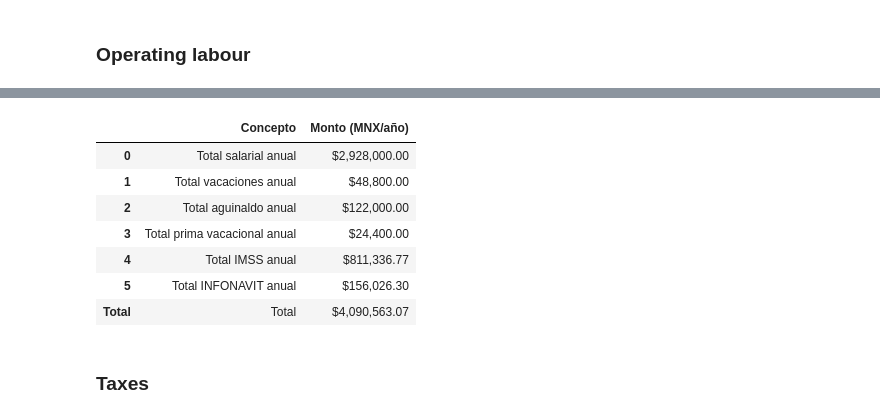
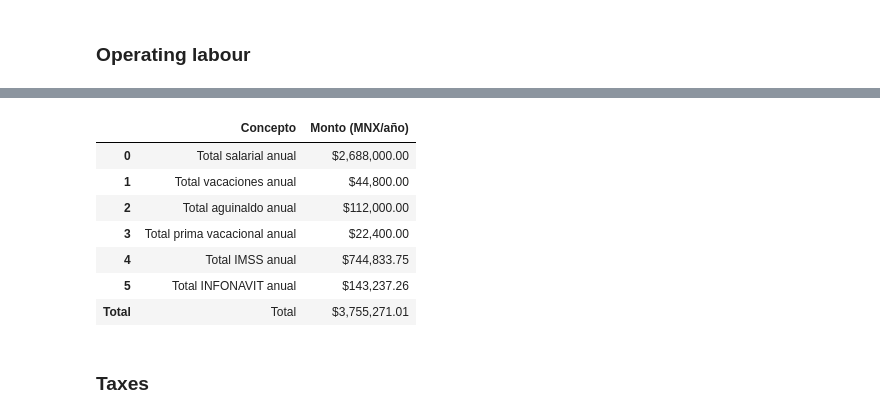
Before and after one commit to SOTO729/8vo, a Jupyter notebook: Evaluacion económica/CAPEX_OPEX.ipynb, the cells around one changed output, grey strips where cells are left out. Saved outputs shown, nothing was run; the diff lists cells and outputs as text; code cells hidden in the pictures.

```diff
--- a/Evaluacion económica/CAPEX_OPEX.ipynb
+++ b/Evaluacion económica/CAPEX_OPEX.ipynb
@@ -102,7 +104,7 @@ trabajo = {
                              2,
                              1,
                              1,
-                             2,
+                             1,
                              1,
                              2],
     "Salario c/u": [30000,
@@ -182,27 +184,28 @@ recursos_humano
 # %%
 totals = {
     "Concepto": ["Total salarial anual", "Total vacaciones anual", "Total aguinaldo anual",
                  "Total prima vacacional anual", "Total IMSS anual", "Total INFONAVIT anual"],
     "Monto (MNX/año)": [total_anual, total_vacaciones_anual, total_aguinaldo_anual,
                     total_prima_vacacional_anual, total_IMSS_anual, total_INFONAVIT_anual]
 }
 final = pd.DataFrame(totals)
+
 final.loc["Total"]= final[["Monto (MNX/año)"]].replace('[\$,]', '', regex=True).astype(float).sum()
+sueldos_total = final.iloc[-1]["Monto (MNX/año)"]
 OL_total = final.iloc[-1]["Monto (MNX/año)"]
 final.loc["Total", "Concepto"] = "Total"
 final["Monto (MNX/año)"] = final["Monto (MNX/año)"].apply(lambda x: f"${x:,.2f}")
 
-
 final
 # %% [output]
 |  | Concepto | Monto (MNX/año) |
-| 0 | Total salarial anual | $2,928,000.00 |
-| 1 | Total vacaciones anual | $48,800.00 |
-| 2 | Total aguinaldo anual | $122,000.00 |
-| 3 | Total prima vacacional anual | $24,400.00 |
-| 4 | Total IMSS anual | $811,336.77 |
-| 5 | Total INFONAVIT anual | $156,026.30 |
-| Total | Total | $4,090,563.07 |
+| 0 | Total salarial anual | $2,688,000.00 |
+| 1 | Total vacaciones anual | $44,800.00 |
+| 2 | Total aguinaldo anual | $112,000.00 |
+| 3 | Total prima vacacional anual | $22,400.00 |
+| 4 | Total IMSS anual | $744,833.75 |
+| 5 | Total INFONAVIT anual | $143,237.26 |
+| Total | Total | $3,755,271.01 |
 # %% [markdown]
 <h3>Taxes</h3>
 # %% [markdown]
```
Also changed, not shown: parts of 17 cells of this notebook.
